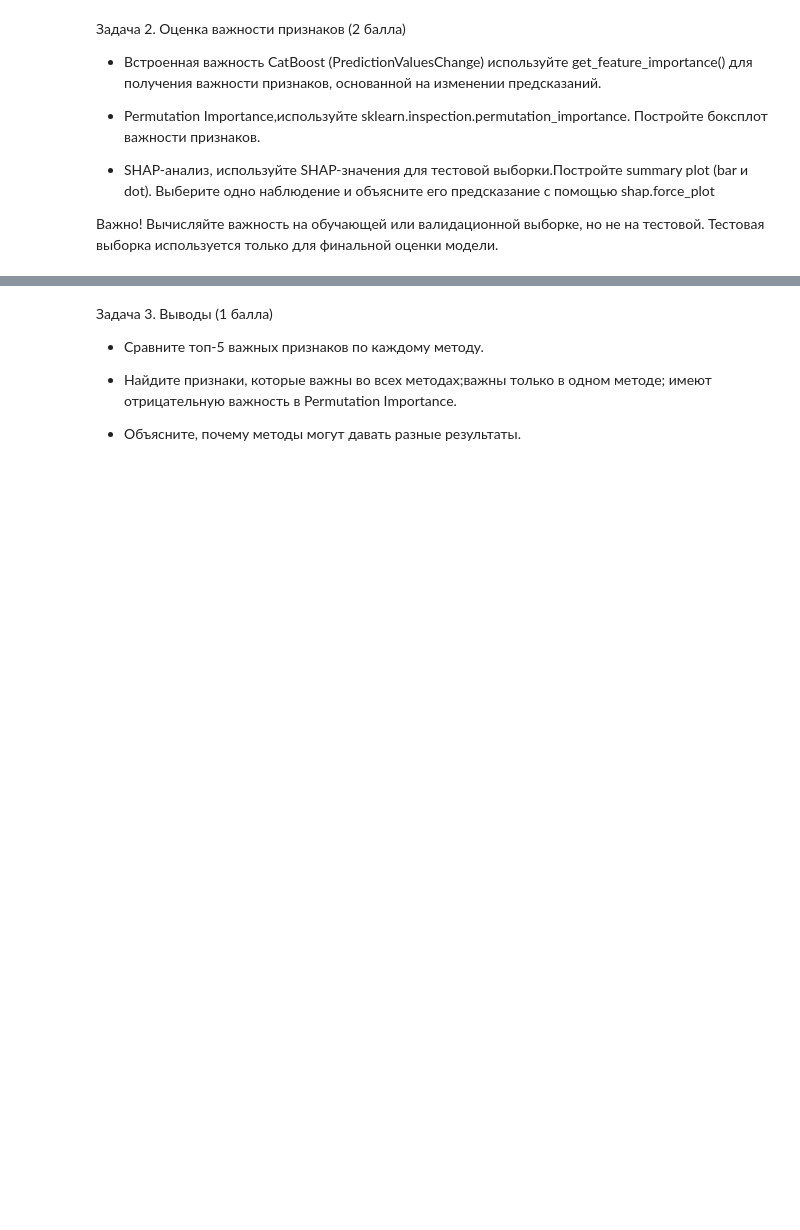
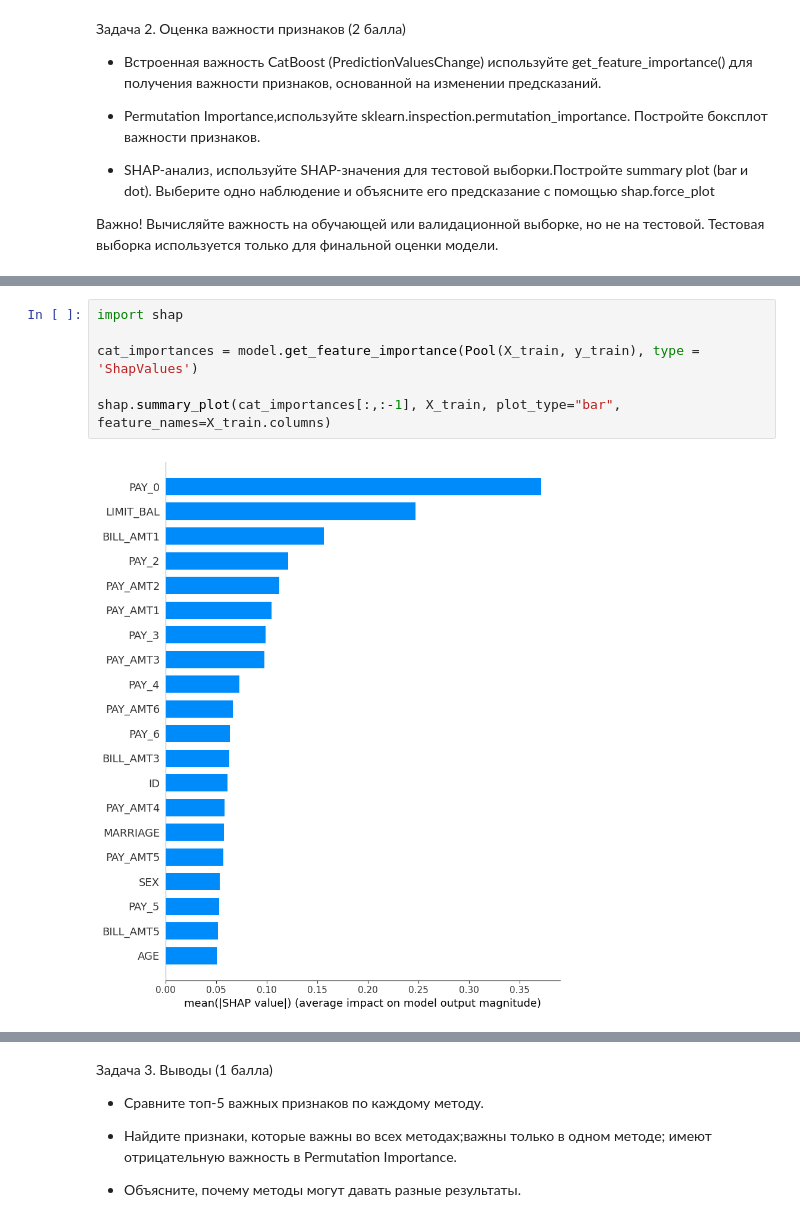
Before and after one commit to Lizavetka99/t-akademy, a Jupyter notebook: ml hw6/dz_ml_feature_importance.ipynb, the cells around one changed output, grey strips where cells are left out. Drawn from its saved outputs; the diff is of its cells as text; blank space fills up the shorter version.

```diff
--- a/ml hw6/dz_ml_feature_importance.ipynb
+++ b/ml hw6/dz_ml_feature_importance.ipynb
@@ -152,0 +174,8 @@ ROC-AUC 0.7771136631075503
+# %%
+import shap
+
+cat_importances = model.get_feature_importance(Pool(X_train, y_train), type = 'ShapValues')
+
+shap.summary_plot(cat_importances[:,:-1], X_train, plot_type="bar", feature_names=X_train.columns)
+# %% [output]
+[figure, added]
```
Also changed, not shown: parts of 23 cells of this notebook.
